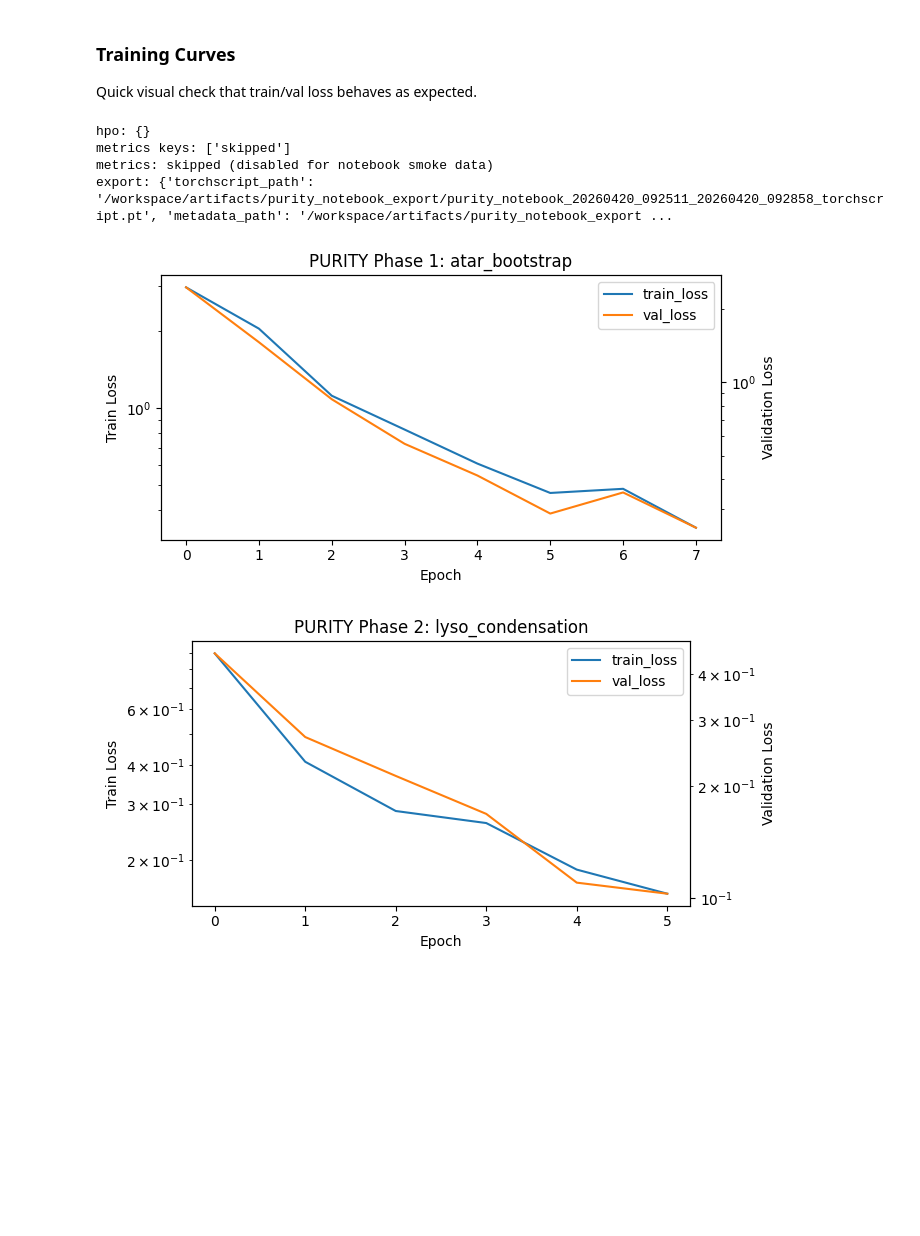
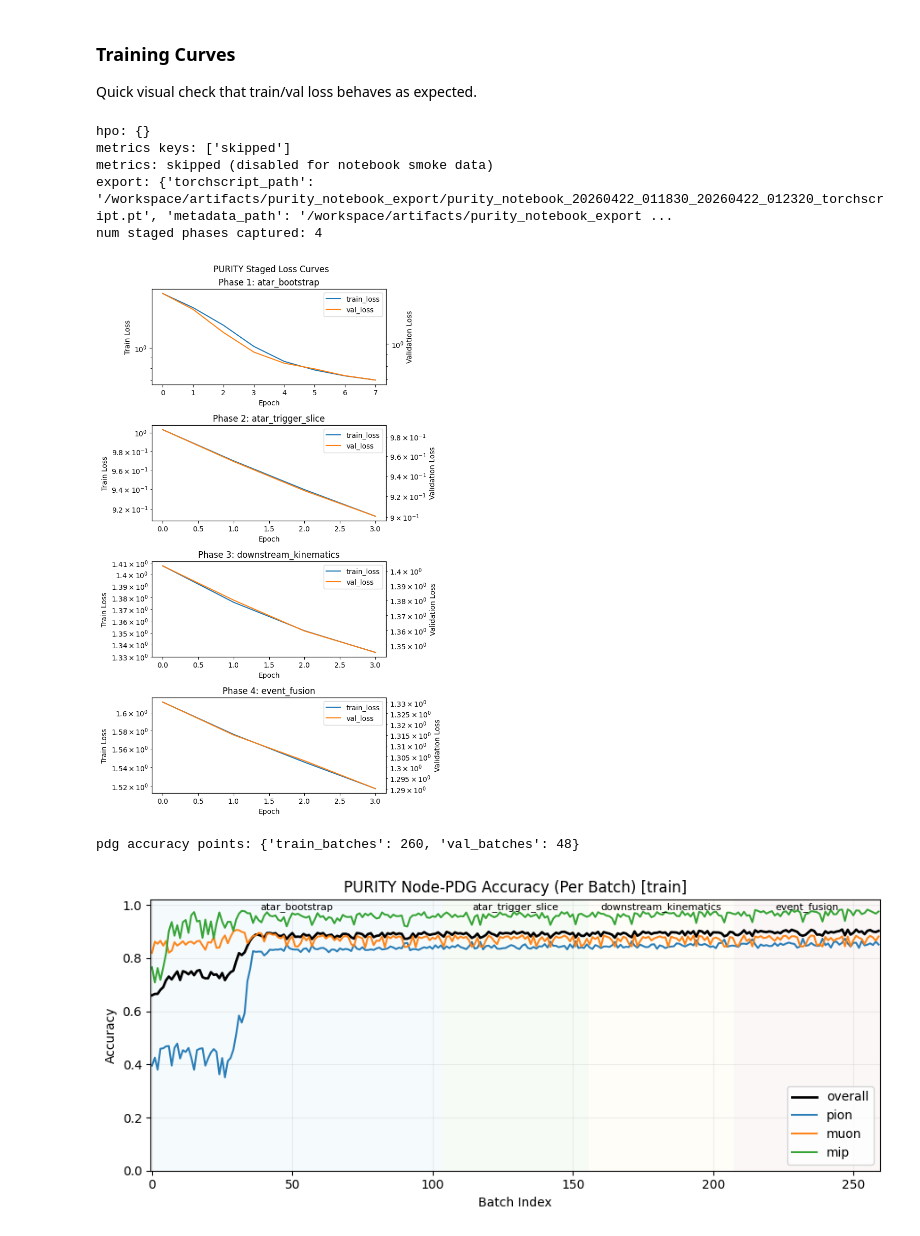
Before and after one commit to jaca230/pioneerML_PURITY_plugin, a Jupyter notebook: src/pioneerml_purity_plugin/purity/notebooks/training.ipynb, the cells around one changed output. Cells and saved outputs as stored; diff of their text form; code cells hidden in the pictures; blank space fills up the shorter version.

Commit message:
checkpoint: fixed pdg values being 'unlearned' in later stages

```diff
--- a/src/pioneerml_purity_plugin/purity/notebooks/training.ipynb
+++ b/src/pioneerml_purity_plugin/purity/notebooks/training.ipynb
@@ -227,9 +290,8 @@ Quick visual check that train/val loss behaves as expected.
 # %%
 from pioneerml.evaluation.plots import plot_loss_curves
 from pioneerml_purity_plugin.purity.evaluation.plots import (
-    plot_purity_phase_1_loss_curves,
-    plot_purity_phase_2_loss_curves,
-    plot_purity_phase_3_loss_curves,
+    plot_purity_staged_loss_curves,
+    plot_purity_pdg_accuracy_curves,
 )
 
 hpo_output = load_step_output(run, 'tune_model')
@@ -243,40 +305,56 @@ export_output = load_step_output(run, 'export_model')
 metrics = dict((eval_output or {}).get('metrics') or {})
 print('hpo:', (hpo_output or {}).get('hpo_params'))
 print('metrics keys:', sorted(metrics.keys()))
 if metrics and 'skipped' not in metrics:
     parity_keys = [
         'loss_total', 'loss_atar_slice_multi', 'loss_node_pdg', 'loss_atar_edge',
         'loss_slice_pdg', 'loss_endpoints', 'loss_lyso_condensation', 'loss_event_builder',
     ]
     print('selected metrics:', {k: metrics.get(k) for k in parity_keys if k in metrics})
 else:
     print('metrics: skipped (disabled for notebook smoke data)')
 print('export:', export_output)
 
 trained_module = (train_output or {}).get('module') if isinstance(train_output, dict) else None
 if trained_module is None:
     raise RuntimeError('train_output is missing module; cannot plot loss curves.')
 
 phase_histories = list(getattr(trained_module, 'staged_phase_loss_histories', []) or [])
+print(f'num staged phases captured: {len(phase_histories)}')
 
-# Omar-parity staged curriculum uses 3 phases by default.
-# Render one figure per phase so we can inspect each stage independently.
-if len(phase_histories) >= 3:
-    plot_purity_phase_1_loss_curves(module=trained_module, show=True)
-    plot_purity_phase_2_loss_curves(module=trained_module, show=True)
-    plot_purity_phase_3_loss_curves(module=trained_module, show=True)
+# Plot staged loss curves with one subplot per phase (supports any phase count).
+if phase_histories:
+    plot_purity_staged_loss_curves(module=trained_module, show=True)
 else:
-    print(f'Expected >=3 phase histories, found {len(phase_histories)}; falling back to aggregate loss plot.')
+    print('No staged phase histories found; falling back to aggregate loss plot.')
     plot_loss_curves(
         getattr(trained_module, 'train_epoch_loss_history', []),
         getattr(trained_module, 'val_epoch_loss_history', []),
         title='PURITY: Loss Curves',
         show=True,
     )
+
+# Plot node-PDG per-batch accuracies with phase regions.
+# This includes overall accuracy plus per-class curves (pion/muon/mip).
+train_pdg_hist = list(getattr(trained_module, 'train_pdg_batch_accuracy_history', []) or [])
+val_pdg_hist = list(getattr(trained_module, 'val_pdg_batch_accuracy_history', []) or [])
+print('pdg accuracy points:', {'train_batches': len(train_pdg_hist), 'val_batches': len(val_pdg_hist)})
+
+if train_pdg_hist:
+    plot_purity_pdg_accuracy_curves(module=trained_module, split='train', show=True)
+else:
+    print('No train PDG accuracy history found on module.')
+
+if val_pdg_hist:
+    plot_purity_pdg_accuracy_curves(module=trained_module, split='val', show=True)
+else:
+    print('No val PDG accuracy history found on module.')
 # %% [output]
 hpo: {}
 metrics keys: ['skipped']
 metrics: skipped (disabled for notebook smoke data)
-export: {'torchscript_path': '/workspace/artifacts/purity_notebook_export/purity_notebook_20260420_092511_20260420_092858_torchscript.pt', 'metadata_path': '/workspace/artifacts/purity_notebook_export ...
+export: {'torchscript_path': '/workspace/artifacts/purity_notebook_export/purity_notebook_20260422_011830_20260422_012320_torchscript.pt', 'metadata_path': '/workspace/artifacts/purity_notebook_export ...
+num staged phases captured: 4
-[figure, old version]
+[figure, new version]
+pdg accuracy points: {'train_batches': 260, 'val_batches': 48}
-[figure, old version]
+[figure, new version]
```
Also changed, not shown: parts of 3 cells of this notebook, 11 other files.
